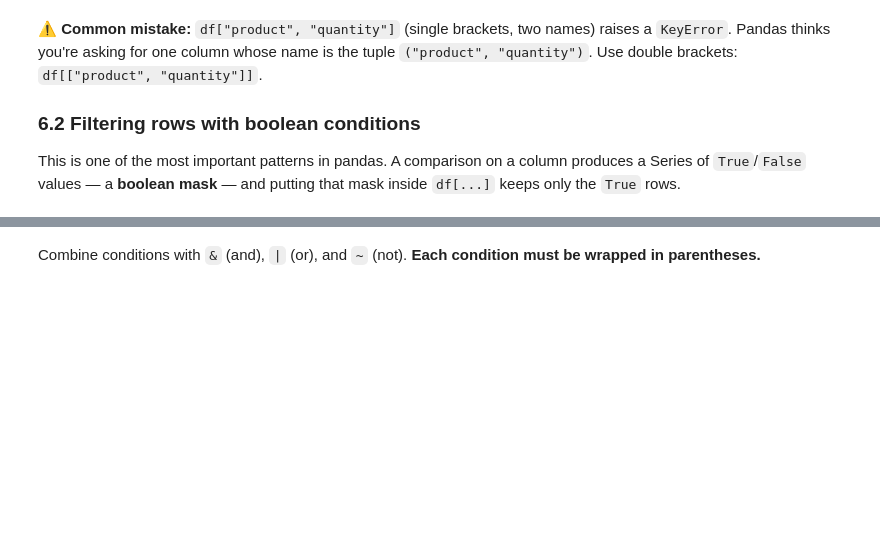
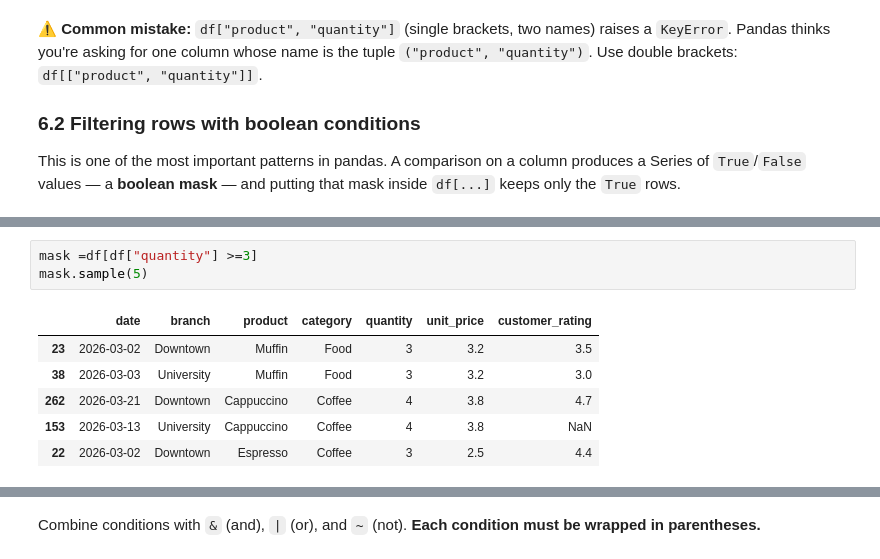
Before and after one commit to Lifa-Fanseka/Introduction-to-Data-Analysis, a Jupyter notebook: intro_data_analysis_pandas.ipynb, the cells around one changed output, grey strips where cells are left out. Cells and saved outputs as stored; diff of their text form; blank space fills up the shorter version.

```diff
--- a/intro_data_analysis_pandas.ipynb
+++ b/intro_data_analysis_pandas.ipynb
@@ -268,3 +388,13 @@ mask.head()  # look at what a mask actually is: a Series of True/False
+# %%
+mask =df[df["quantity"] >=3]
+mask.sample(5)
+# %% [output]
+|  | date | branch | product | category | quantity | unit_price | customer_rating |
+| 23 | 2026-03-02 | Downtown | Muffin | Food | 3 | 3.2 | 3.5 |
+| 38 | 2026-03-03 | University | Muffin | Food | 3 | 3.2 | 3.0 |
+| 262 | 2026-03-21 | Downtown | Cappuccino | Coffee | 4 | 3.8 | 4.7 |
+| 153 | 2026-03-13 | University | Cappuccino | Coffee | 4 | 3.8 | NaN |
+| 22 | 2026-03-02 | Downtown | Espresso | Coffee | 3 | 2.5 | 4.4 |
 # %%
 big_orders = df[df["quantity"] >= 3]
 print(len(big_orders), "of", len(df), "sales had quantity 3 or more")
```
Also changed, not shown: parts of 40 cells of this notebook.
